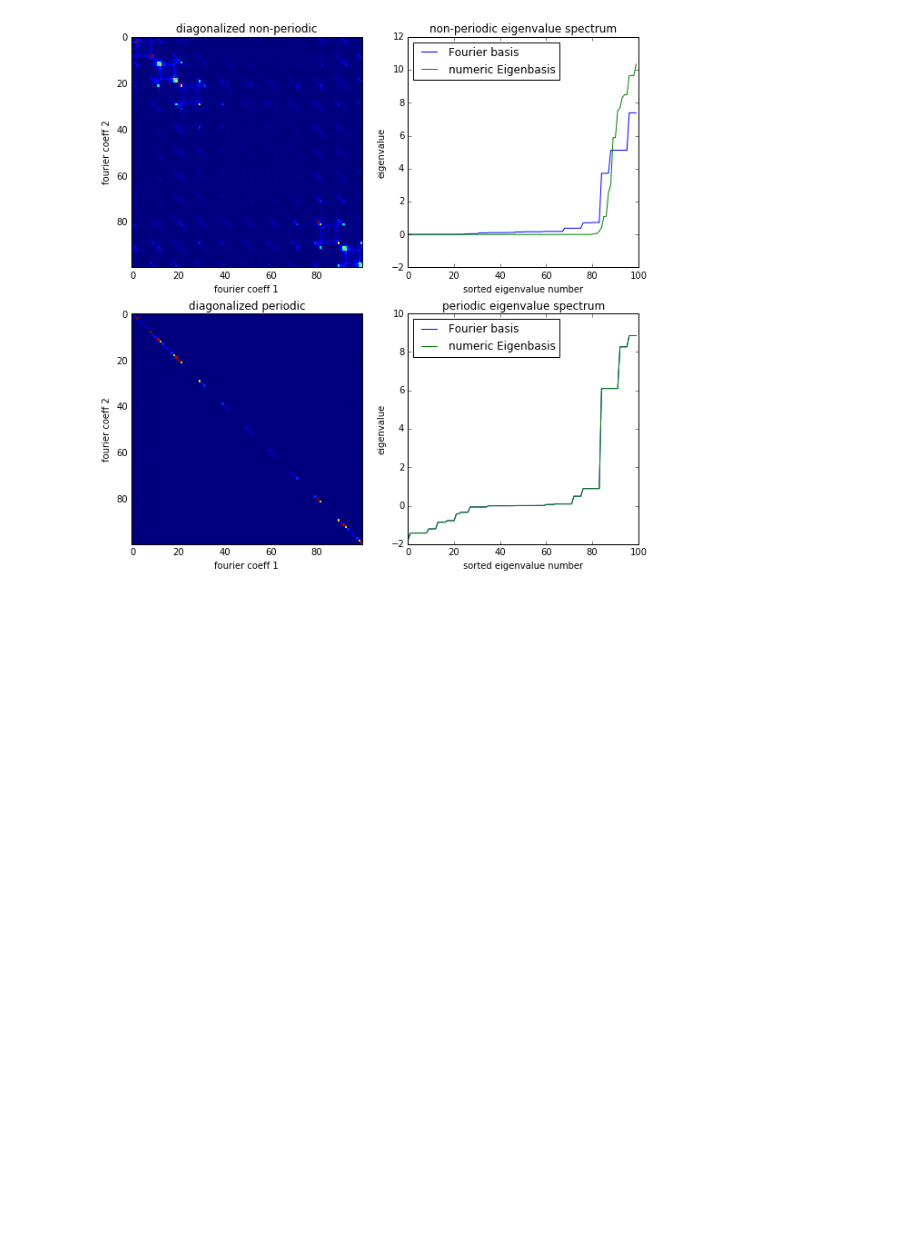
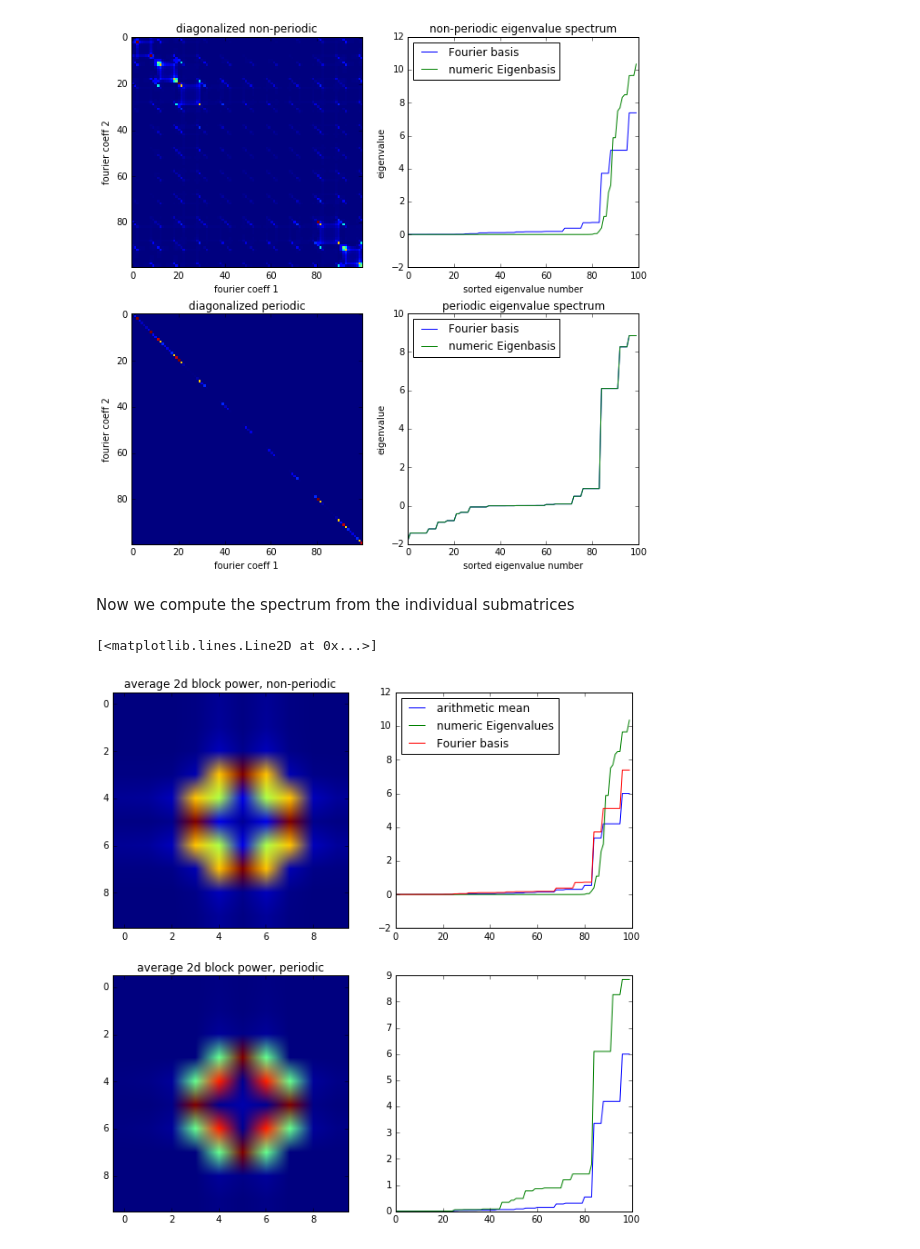
Before and after one commit to MMesch/toeplitz_spectrum, a Jupyter notebook: toeplitz_spectrum.ipynb, the cells around one changed output. Cells and saved outputs as stored; diff of their text form; code cells hidden in the pictures; blank space fills up the shorter version.

Commit message:
submatrix spectrum

```diff
--- a/toeplitz_spectrum.ipynb
+++ b/toeplitz_spectrum.ipynb
@@ -275,3 +276,35 @@ axes[1, 1].legend(loc=2)
 # %% [output]
 <matplotlib.legend.Legend at 0x...>
 [figure]
+# %% [markdown]
+Now we compute the spectrum from the individual submatrices
+# %%
+def get_spectrum(covariance_rearanged, average='arithmetic'):
+    nblocks, nx, ny = covariance_rearanged.shape
+    power = np.zeros((nblocks, nx, ny))
+    for iblock in range(nblocks):
+        coeffs = np.fft.fft2(covariance_rearanged[iblock])
+        power[iblock] = np.abs(coeffs)**2
+    if average=='arithmetic':
+        return np.mean(power, axis=0) / np.sqrt(nx * ny)
+    elif average=='geometric':
+        return gmean(power, axis=0) / np.sqrt(nx * ny)
+
+spectrum = get_spectrum(covariance2d.reshape(npts, nx, ny))
+spectrum_circ = get_spectrum(covariance_circ2d.reshape(npts, nx, ny))
+
+fig, axes = plt.subplots(2, 2, figsize=(10, 10))
+axes[0, 0].imshow(np.fft.fftshift(spectrum))
+axes[0, 0].set(title='average 2d block power, non-periodic')
+axes[0, 1].plot(np.sort(spectrum.flatten()), label='arithmetic mean')
+axes[0, 1].plot(evals2d, label='numeric Eigenvalues')
+axes[0, 1].plot(evals_ana2d, label='Fourier basis')
+axes[0, 1].legend(loc=2)
+
+axes[1, 0].imshow(np.fft.fftshift(spectrum_circ))
+axes[1, 0].set(title='average 2d block power, periodic')
+axes[1, 1].plot(np.sort(np.abs(spectrum.flatten())))
+axes[1, 1].plot(np.sort(np.abs(evals_circ2d)))
+# %% [output]
+[<matplotlib.lines.Line2D at 0x...>]
+[figure, added]
```
Also changed, not shown: parts of 3 cells of this notebook.
